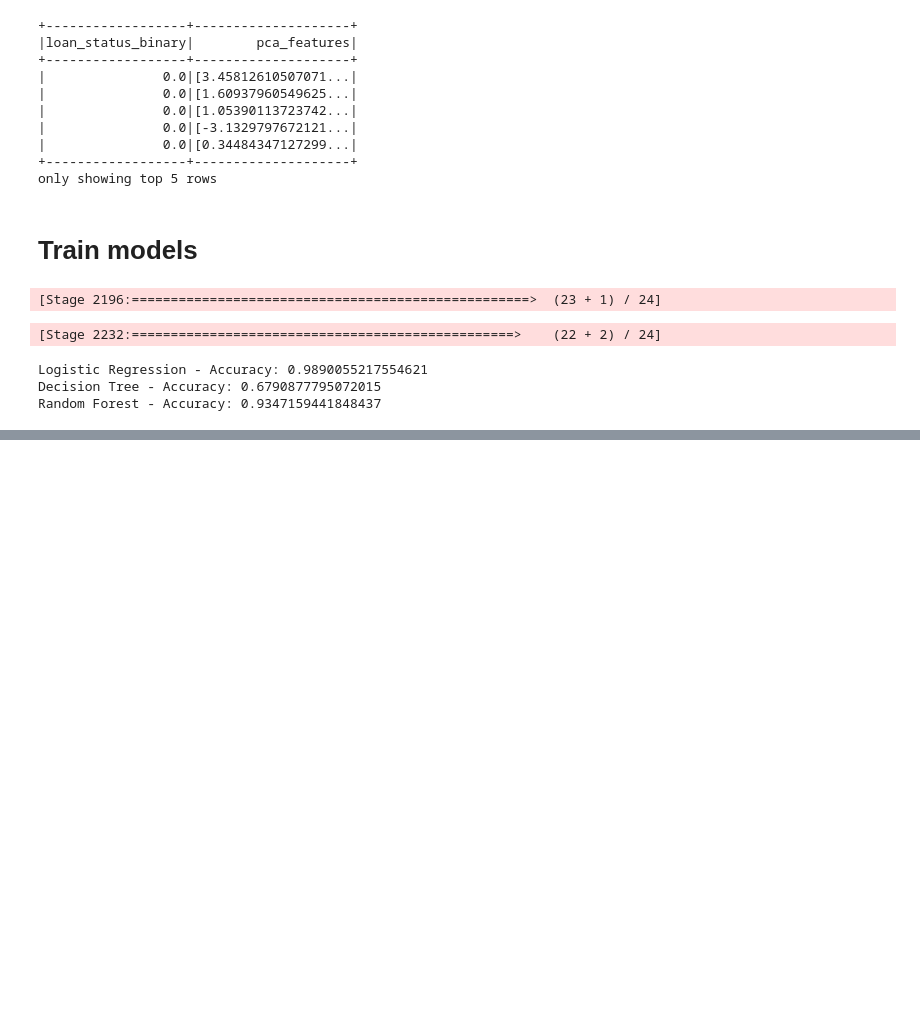
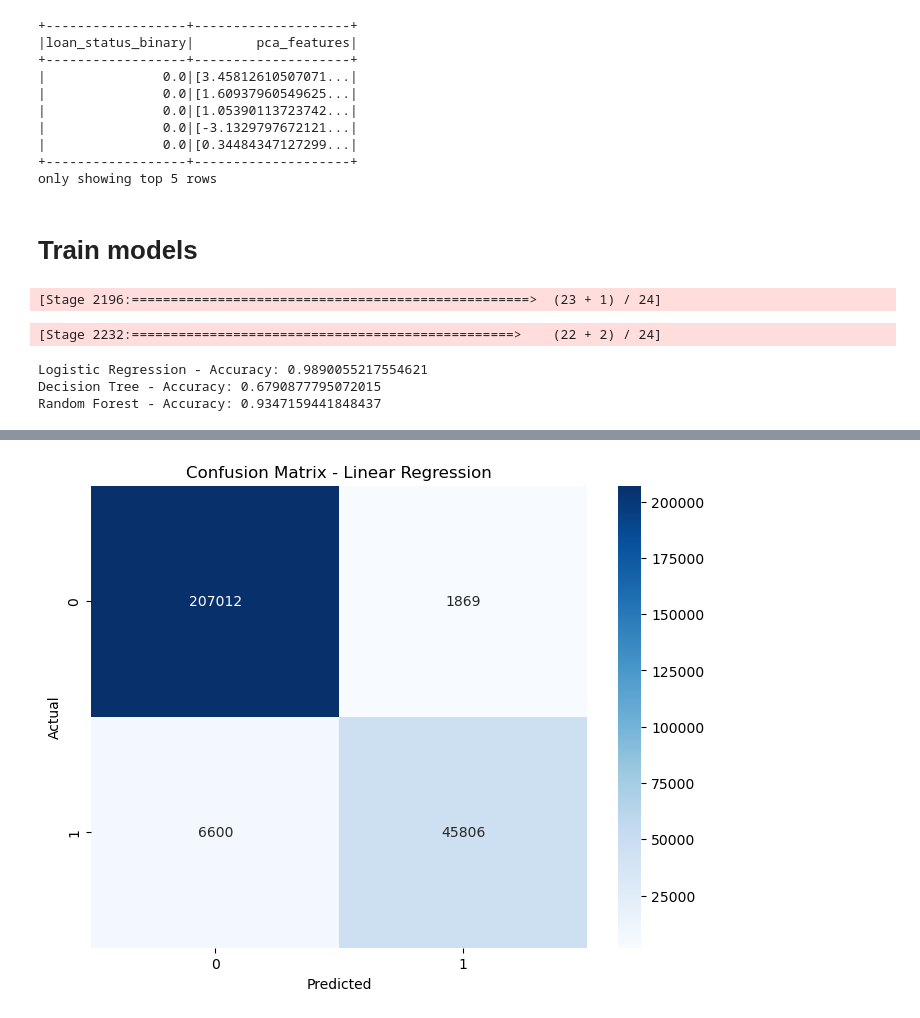
Before and after one commit to HiepDoTrong/computing_for_AI, a Jupyter notebook: last_term.ipynb, the cells around one changed output, grey strips where cells are left out. Drawn from its saved outputs; the diff is of its cells as text; code cells hidden in the pictures; blank space fills up the shorter version.

```diff
--- a/last_term.ipynb
+++ b/last_term.ipynb
@@ -529,0 +549,18 @@ rf_predictions.groupBy('loan_status_binary', 'prediction').count().show()
+# %%
+# Trích xuất dự đoán và nhãn từ kết quả của mô hình Random Forest trên test_df_pca
+lr_predictions = lr_model.transform(test_df_pca)
+lr_predictions = lr_predictions.select("prediction", "loan_status_binary").toPandas()
+# %%
+cm = confusion_matrix(lr_predictions['loan_status_binary'], lr_predictions['prediction'])
+
+# Vẽ confusion matrix bằng heatmap
+plt.figure(figsize=(8, 6))
+sns.heatmap(cm, annot=True, fmt='g', cmap='Blues',
+            xticklabels=['0', '1'],
+            yticklabels=['0', '1'])
+plt.xlabel('Predicted')
+plt.ylabel('Actual')
+plt.title('Confusion Matrix - Linear Regression')
+plt.show()
+# %% [output]
+[figure, added]
```
Also changed, not shown: parts of 3 cells of this notebook, 1 other file.
